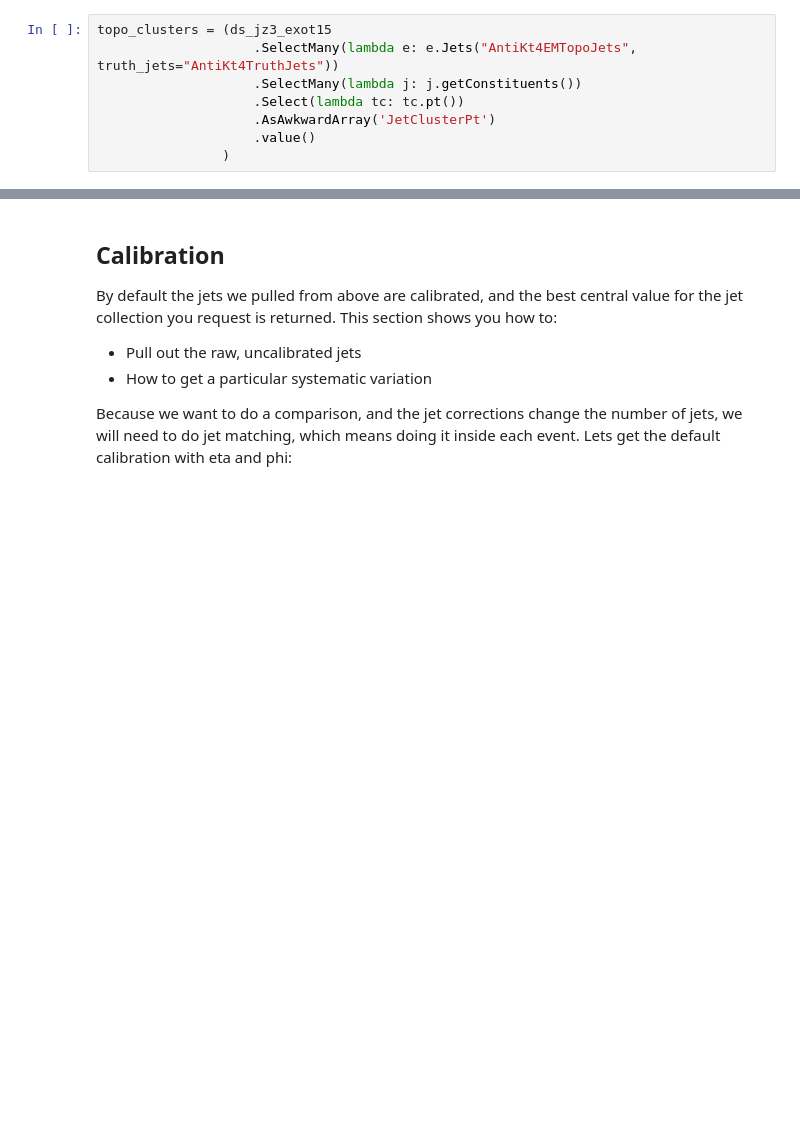
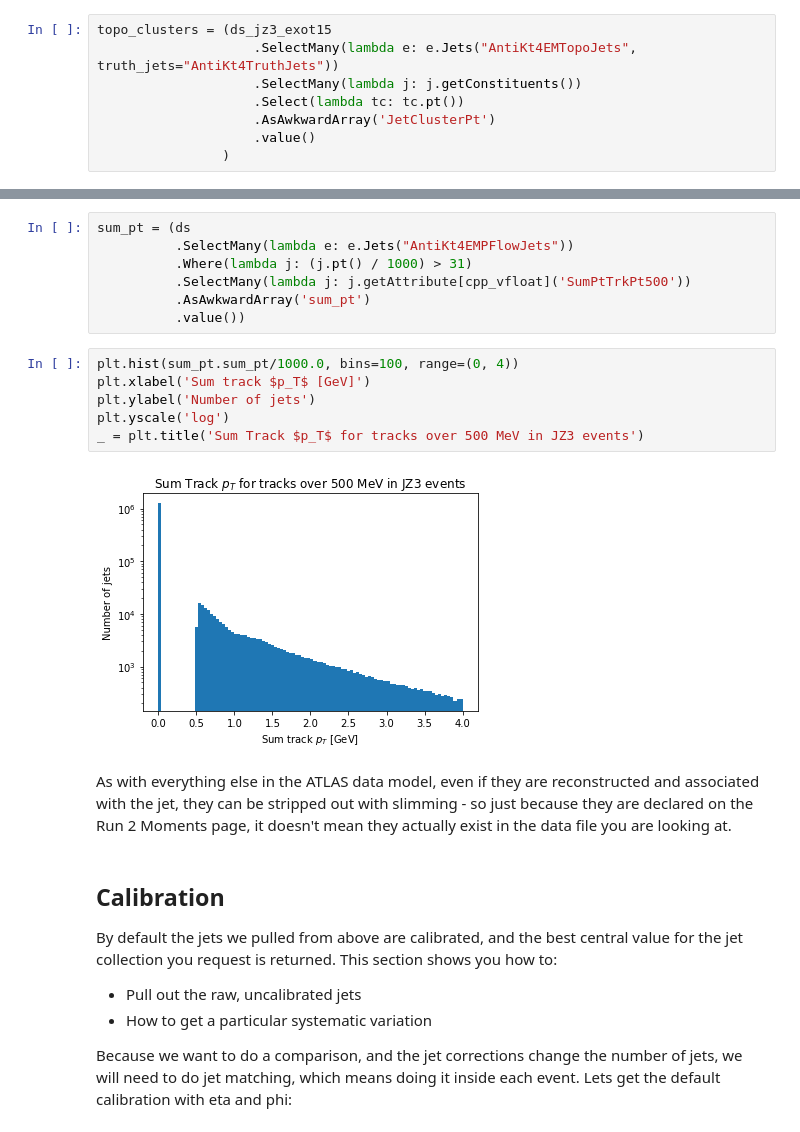
Before and after one commit to gordonwatts/xaod_usage, a Jupyter notebook: book/chapters/jets.ipynb, the cells around one changed output, grey strips where cells are left out. Drawn from its saved outputs; the diff is of its cells as text; blank space fills up the shorter version.

```diff
--- a/book/chapters/jets.ipynb
+++ b/book/chapters/jets.ipynb
@@ -55,3 +75,20 @@ jets = (ds
+# %%
+sum_pt = (ds
+          .SelectMany(lambda e: e.Jets("AntiKt4EMPFlowJets"))
+          .Where(lambda j: (j.pt() / 1000) > 31)
+          .SelectMany(lambda j: j.getAttribute[cpp_vfloat]('SumPtTrkPt500'))
+          .AsAwkwardArray('sum_pt')
+          .value())
+# %%
+plt.hist(sum_pt.sum_pt/1000.0, bins=100, range=(0, 4))
+plt.xlabel('Sum track $p_T$ [GeV]')
+plt.ylabel('Number of jets')
+plt.yscale('log')
+_ = plt.title('Sum Track $p_T$ for tracks over 500 MeV in JZ3 events')
+# %% [output]
+[figure, added]
+# %% [markdown]
+As with everything else in the ATLAS data model, even if they are reconstructed and associated with the jet, they can be stripped out with slimming - so just because they are declared on the Run 2 Moments page, it doesn't mean they actually exist in the data file you are looking at.
 # %% [markdown]
 ## Calibration
 
```
Also changed, not shown: parts of 17 cells of this notebook.
